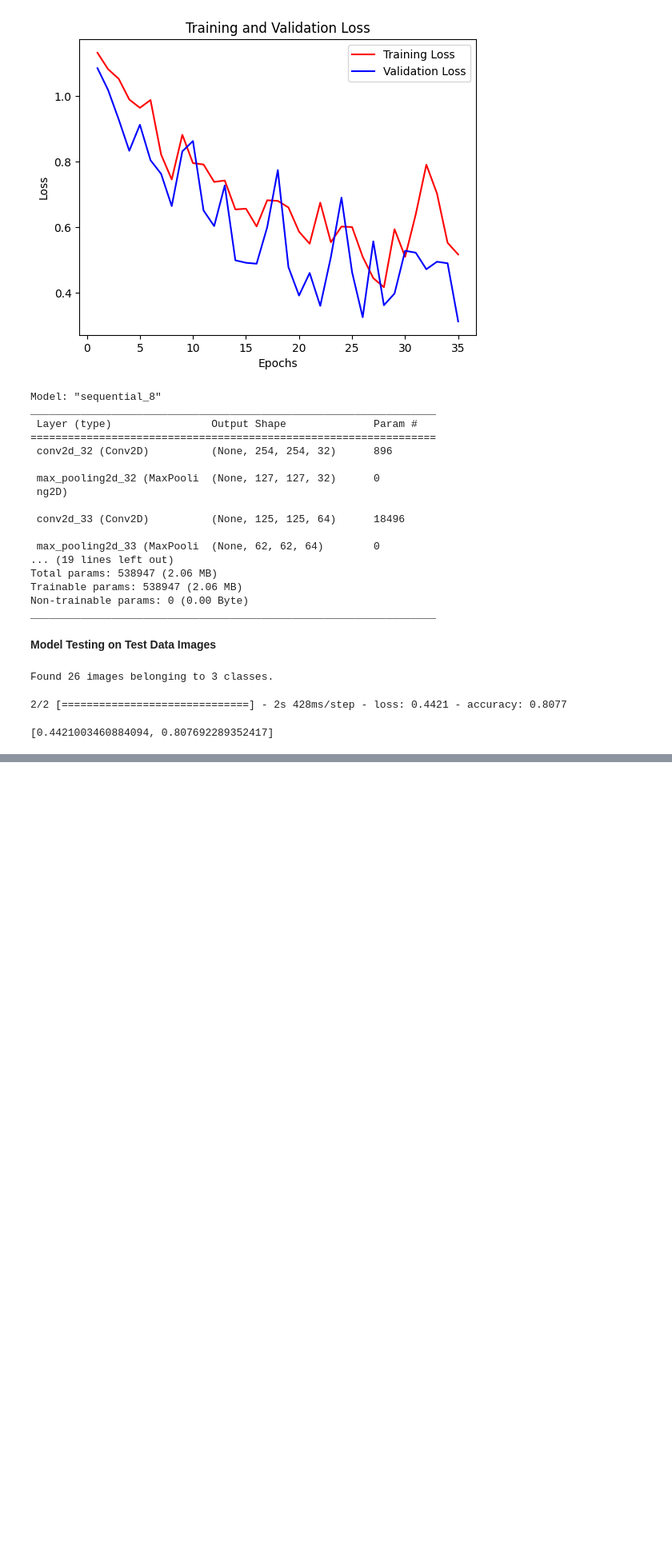
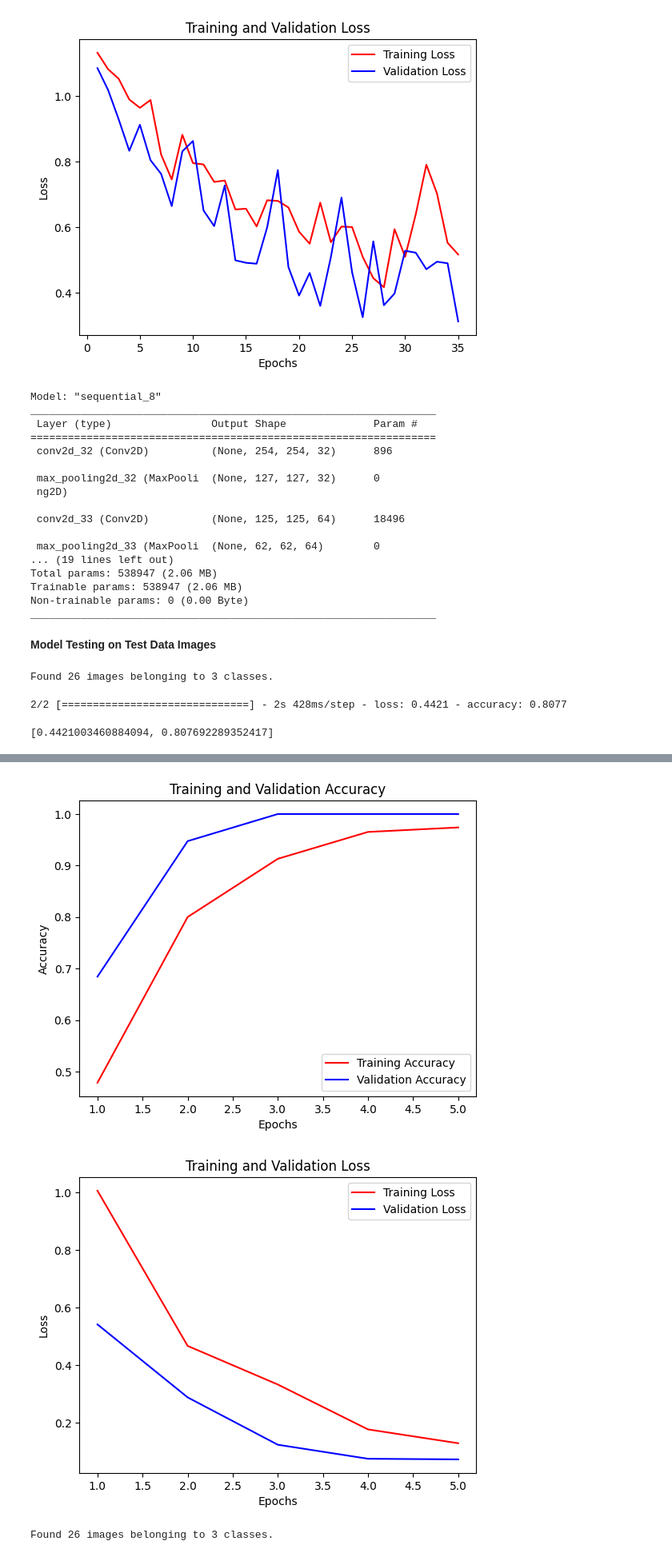
Before and after one commit to BhushanIngale/Rice-Leaf-Disease-Prediction-CNN, a Jupyter notebook: src/Rice-Leaf-CNN.ipynb, the cells around one changed output, grey strips where cells are left out. Shown at 80% size. Saved outputs shown, nothing was run; the diff lists cells and outputs as text; code cells hidden in the pictures; blank space fills up the shorter version.

Commit message:
DenseNet201 trained and tested

```diff
--- a/src/Rice-Leaf-CNN.ipynb
+++ b/src/Rice-Leaf-CNN.ipynb
@@ -299,0 +316,17 @@ model.evaluate(test_generator)
+# %%
+# Adding custom Output Layer:
+inputs1 = pretrained_model1.input
+x1 = keras.layers.Dense(128, activation='relu')(pretrained_model1.output)
+outputs1 = keras.layers.Dense(3, activation='softmax')(x1)
+
+transfer_model = keras.Model(inputs=inputs1, outputs=outputs1)
+# %%
+transfer_model.compile(optimizer='adam',
+                       loss='categorical_crossentropy',
+                       metrics=['accuracy'])
+# %%
+# Fitting the Data Generator to the Model:
+
+his = transfer_model.fit_generator(train_generator,
+                                   epochs=5,
+                                   validation_data = val_generator)
@@ -299,0 +370,39 @@ model.evaluate(test_generator)
+# %%
+# Creating variables for the Plots:
+accuracy = his.history["accuracy"]
+val_accuracy = his.history["val_accuracy"]
+loss = his.history["loss"]
+val_loss = his.history["val_loss"]
+epochs = range(1, len(accuracy) + 1)
+
+# Plotting the Training Accuracy and Validation Accuracy:
+plt.plot(epochs, accuracy, "r", label="Training Accuracy")
+plt.plot(epochs, val_accuracy, "b", label="Validation Accuracy")
+plt.title("Training and Validation Accuracy")
+plt.xlabel("Epochs")
+plt.ylabel("Accuracy")
+plt.legend()
+plt.figure()
+
+# Plotting the Traning Loss and Validation Loss:
+plt.plot(epochs, loss, "r", label="Training Loss")
+plt.plot(epochs, val_loss, "b", label="Validation Loss")
+plt.title("Training and Validation Loss")
+plt.xlabel("Epochs")
+plt.ylabel("Loss")
+plt.legend()
+plt.show()
+# %% [output]
+[figure, added]
+[figure, added]
+# %%
+# Instantiating ImageDataGenerator class with Rescale parameter:
+test_datagen = ImageDataGenerator(rescale=(1./255))
+
+test_generator = test_datagen.flow_from_directory(test_dir,
+                                                  target_size=(256,256),
+                                                  batch_size=16,
+                                                  color_mode='rgb',
+                                                  class_mode='categorical')
+# %% [output]
+Found 26 images belonging to 3 classes.
```
Also changed, not shown: parts of 9 cells of this notebook.
